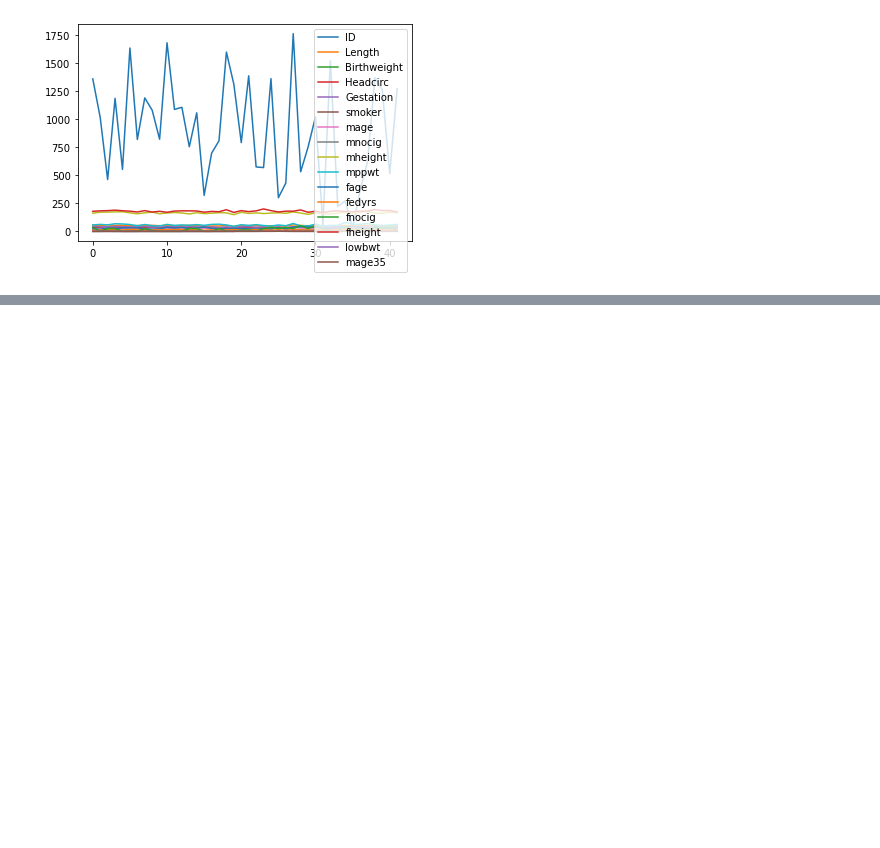
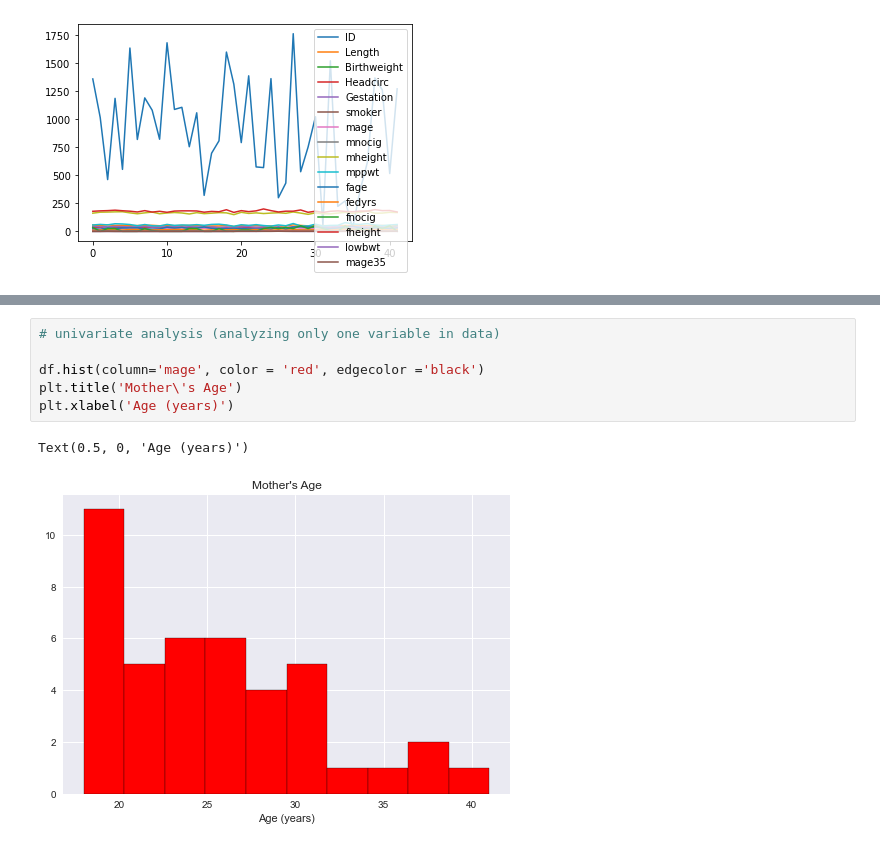
Before and after one commit to hiimfam/data-project, a Jupyter notebook: main.ipynb, the cells around one changed output, grey strips where cells are left out. Saved outputs shown, nothing was run; the diff lists cells and outputs as text; blank space fills up the shorter version.

```diff
--- a/main.ipynb
+++ b/main.ipynb
@@ -86,0 +86,9 @@ plt.show()
+# %%
+# univariate analysis (analyzing only one variable in data)
+
+df.hist(column='mage', color = 'red', edgecolor ='black')
+plt.title('Mother\'s Age')
+plt.xlabel('Age (years)')
+# %% [output]
+Text(0.5, 0, 'Age (years)')
+[figure, added]
```
Also changed, not shown: parts of 9 cells of this notebook.
